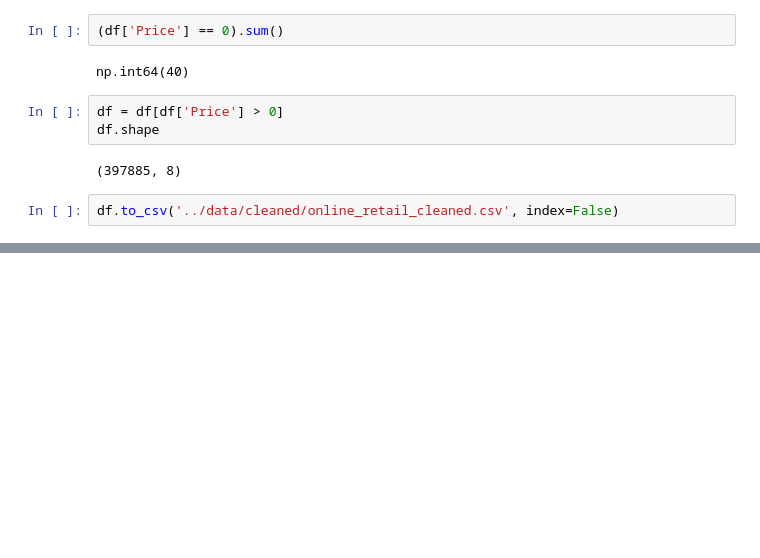
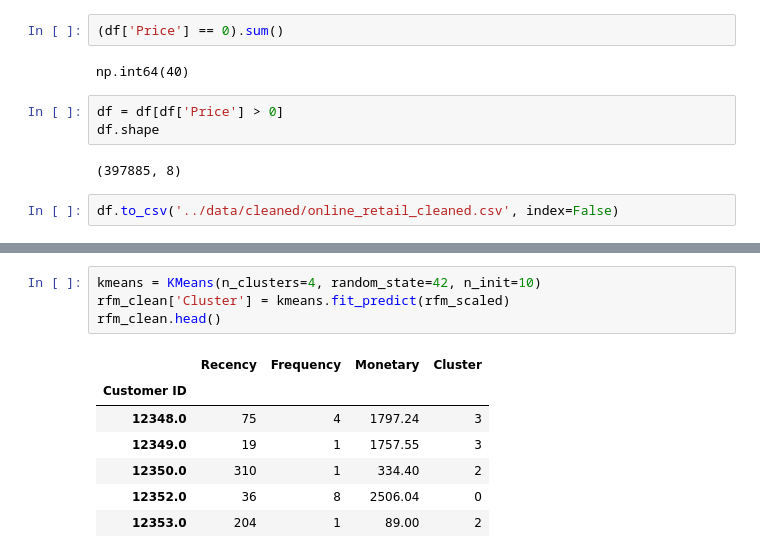
Before and after one commit to Priya888-eng/ecommerce-sales-customer-analysis, a Jupyter notebook: notebooks/01_data_understanding.ipynb, the cells around one changed output, grey strips where cells are left out. Cells and saved outputs as stored; diff of their text form; blank space fills up the shorter version.

```diff
--- a/notebooks/01_data_understanding.ipynb
+++ b/notebooks/01_data_understanding.ipynb
@@ -85,0 +170,12 @@ df.to_csv('../data/cleaned/online_retail_cleaned.csv', index=False)
+# %%
+kmeans = KMeans(n_clusters=4, random_state=42, n_init=10)
+rfm_clean['Cluster'] = kmeans.fit_predict(rfm_scaled)
+rfm_clean.head()
+# %% [output]
+|  | Recency | Frequency | Monetary | Cluster |
+| Customer ID |  |  |  |  |
+| 12348.0 | 75 | 4 | 1797.24 | 3 |
+| 12349.0 | 19 | 1 | 1757.55 | 3 |
+| 12350.0 | 310 | 1 | 334.40 | 2 |
+| 12352.0 | 36 | 8 | 2506.04 | 0 |
+| 12353.0 | 204 | 1 | 89.00 | 2 |
```
Also changed, not shown: parts of 10 cells of this notebook, 1 other file.
